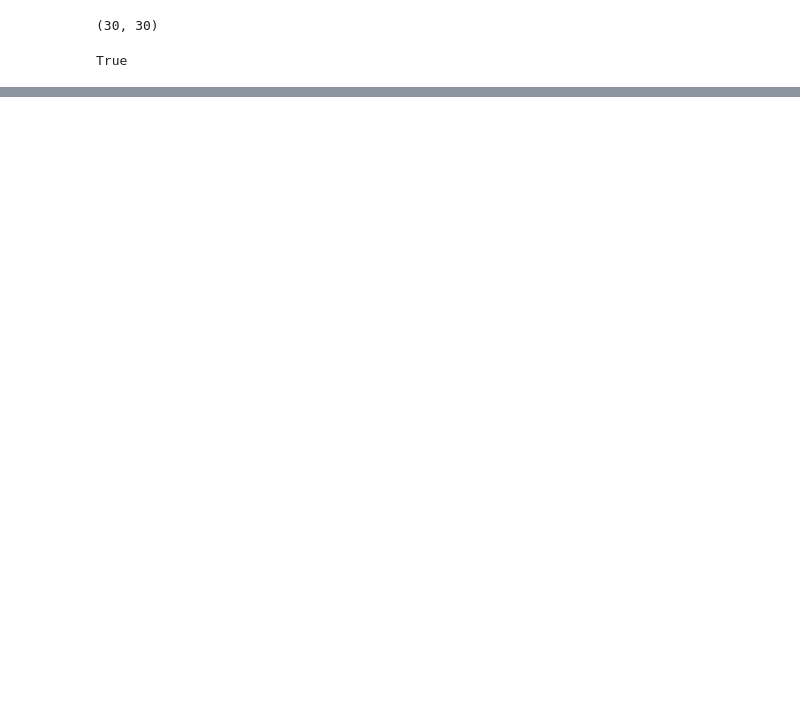
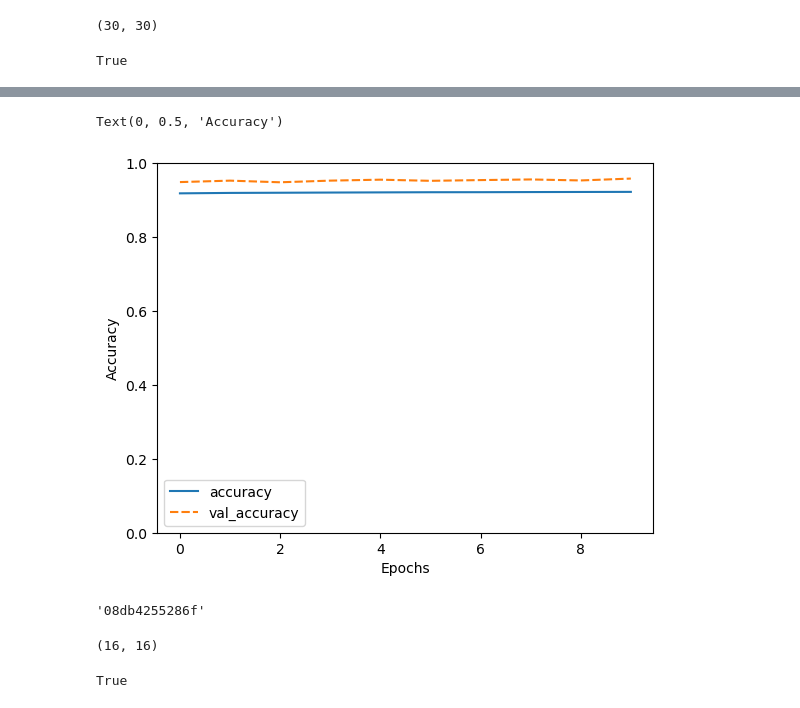
Before and after one commit to RK22000/ML-Maniacs, a Jupyter notebook: model1min.ipynb, the cells around one changed output, grey strips where cells are left out. Cells and saved outputs as stored; diff of their text form; code cells hidden in the pictures; blank space fills up the shorter version.

```diff
--- a/model1min.ipynb
+++ b/model1min.ipynb
@@ -95,0 +198,13 @@ False
+# %%
+ax = sns.lineplot(data=history.loc[:, ["accuracy", "val_accuracy"]])
+ax.set_ylim(0, 1)
+ax.set_xlabel("Epochs")
+ax.set_ylabel("Accuracy")
+# %% [output]
+Text(0, 0.5, 'Accuracy')
+[figure, added]
+# %%
+sid = test_sids[0]
+sid
+# %% [output]
+'08db4255286f'
@@ -95,0 +219,8 @@ False
+# %%
+len(test_XandIndex), len(testing_y)
+# %% [output]
+(16, 16)
+# %%
+all([test_XandIndex[i][0].shape[0]==testing_y[i].shape[0] for i in range(16)])
+# %% [output]
+True
```
Also changed, not shown: parts of 21 cells of this notebook, 8 other files.
